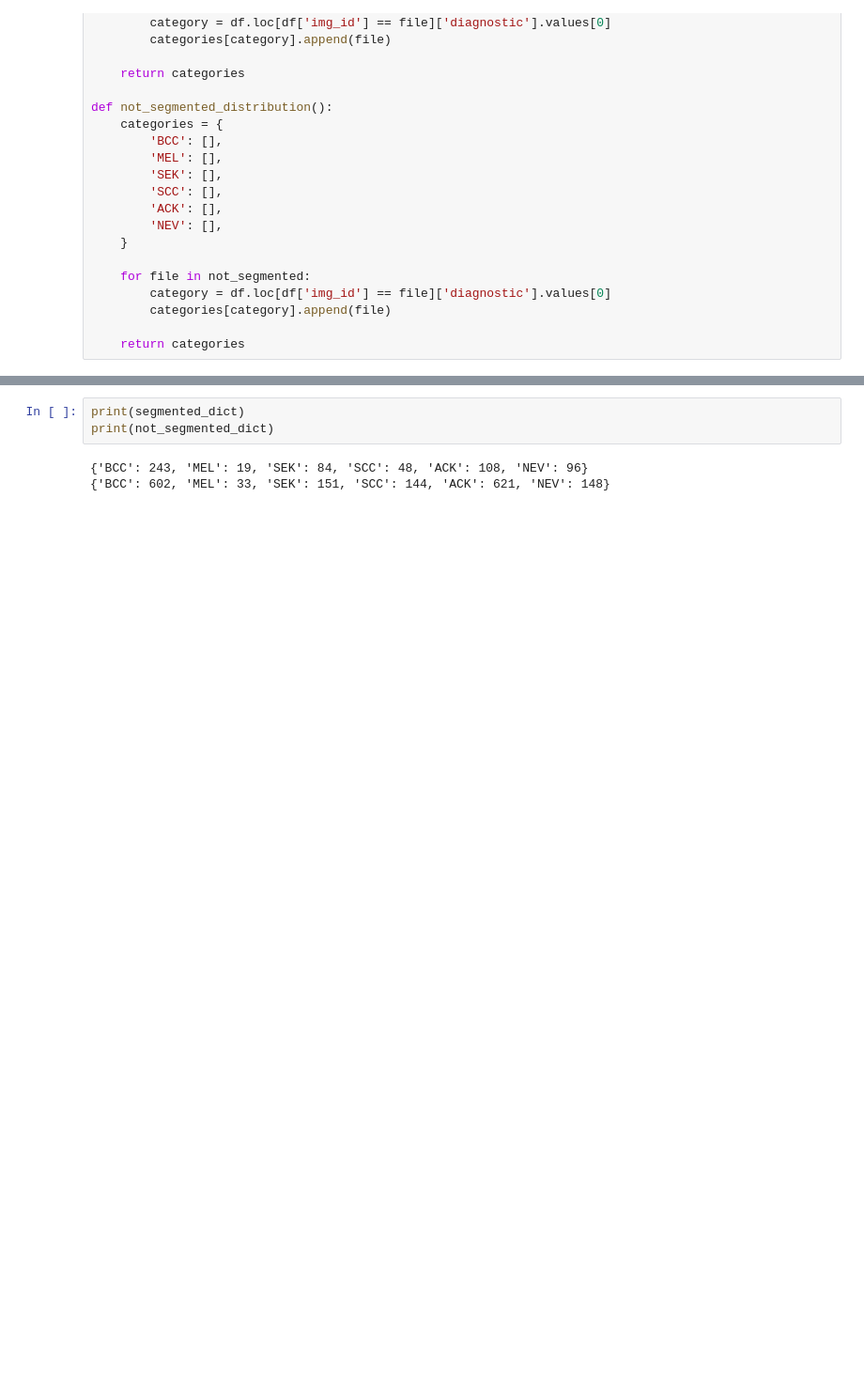
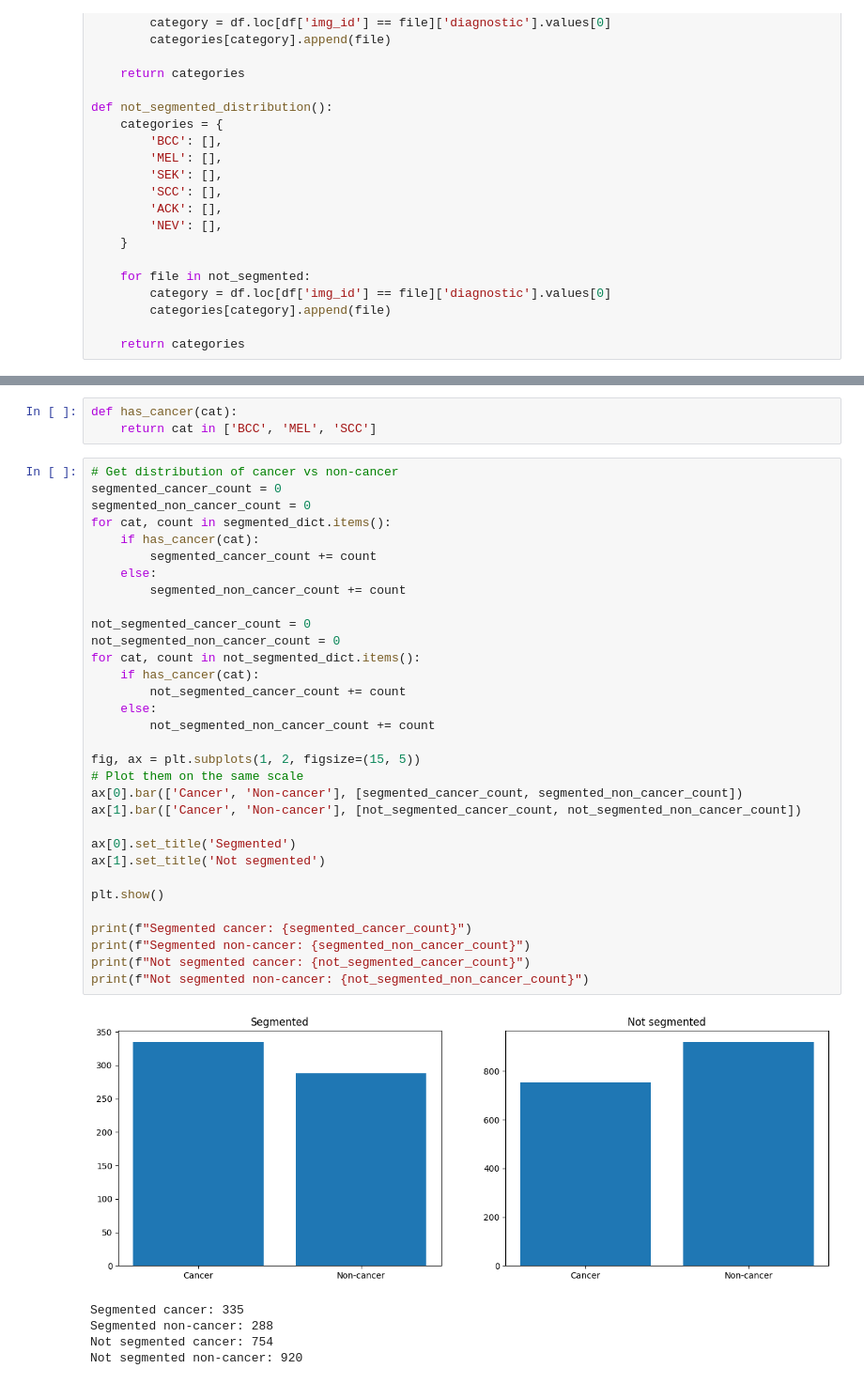
Before and after one commit to FIYEP-2023/Skin-cancer, a Jupyter notebook: segment_counter/mask_counter.ipynb, the cells around one changed output, grey strips where cells are left out. Shown: that part at 94% size. Saved outputs shown, nothing was run; the diff lists cells and outputs as text; blank space fills up the shorter version.

```diff
--- a/segment_counter/mask_counter.ipynb
+++ b/segment_counter/mask_counter.ipynb
@@ -66,9 +66,44 @@ plt.show()
-# %%
-print(segmented_dict)
-print(not_segmented_dict)
-# %% [output]
-{'BCC': 243, 'MEL': 19, 'SEK': 84, 'SCC': 48, 'ACK': 108, 'NEV': 96}
-{'BCC': 602, 'MEL': 33, 'SEK': 151, 'SCC': 144, 'ACK': 621, 'NEV': 148}
+# %%
+def has_cancer(cat):
+    return cat in ['BCC', 'MEL', 'SCC']
+# %%
+# Get distribution of cancer vs non-cancer
+segmented_cancer_count = 0
+segmented_non_cancer_count = 0
+for cat, count in segmented_dict.items():
+    if has_cancer(cat):
+        segmented_cancer_count += count
+    else:
+        segmented_non_cancer_count += count
+
+not_segmented_cancer_count = 0
+not_segmented_non_cancer_count = 0
+for cat, count in not_segmented_dict.items():
+    if has_cancer(cat):
+        not_segmented_cancer_count += count
+    else:
+        not_segmented_non_cancer_count += count
+
+fig, ax = plt.subplots(1, 2, figsize=(15, 5))
+# Plot them on the same scale
+ax[0].bar(['Cancer', 'Non-cancer'], [segmented_cancer_count, segmented_non_cancer_count])
+ax[1].bar(['Cancer', 'Non-cancer'], [not_segmented_cancer_count, not_segmented_non_cancer_count])
+
+ax[0].set_title('Segmented')
+ax[1].set_title('Not segmented')
+
+plt.show()
+
+print(f"Segmented cancer: {segmented_cancer_count}")
+print(f"Segmented non-cancer: {segmented_non_cancer_count}")
+print(f"Not segmented cancer: {not_segmented_cancer_count}")
+print(f"Not segmented non-cancer: {not_segmented_non_cancer_count}")
+# %% [output]
+[figure, added]
+Segmented cancer: 335
+Segmented non-cancer: 288
+Not segmented cancer: 754
+Not segmented non-cancer: 920
 # %%
 print(segmented_dict_or['MEL'][2])
 print(segmented_dict_or['MEL'][16])
```
Also changed, not shown: parts of 2 cells of this notebook, 3 other files.
